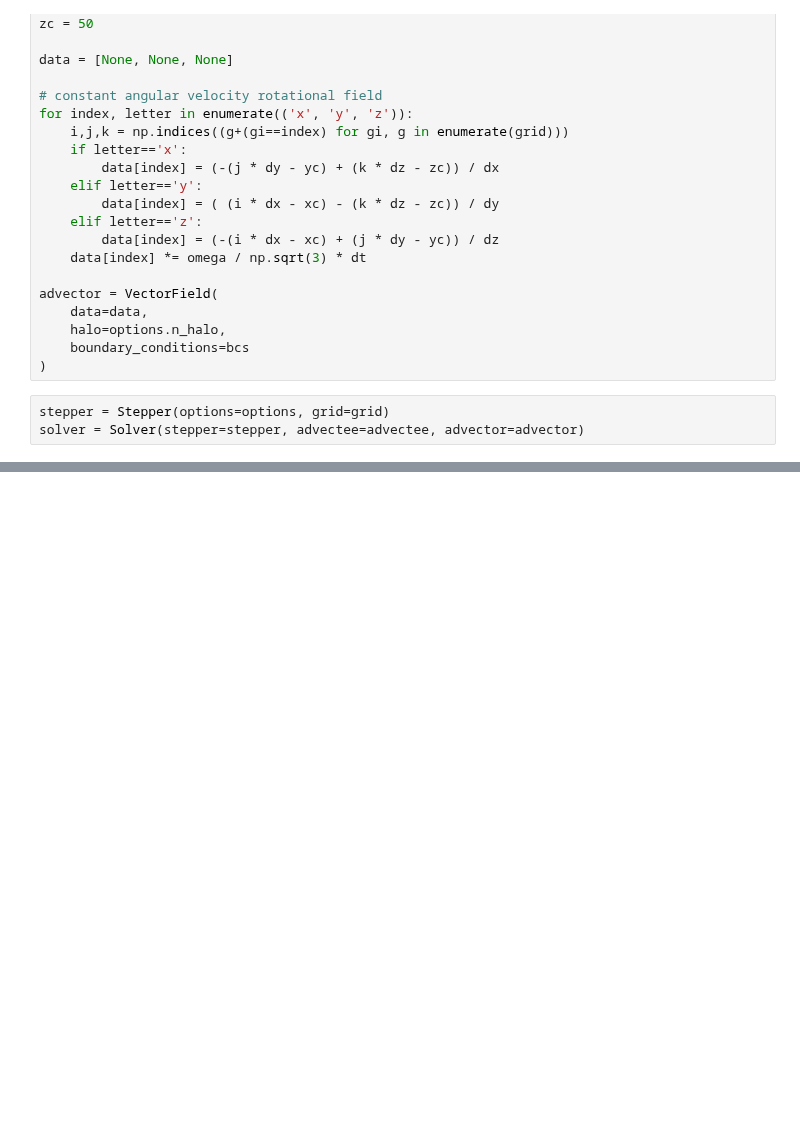
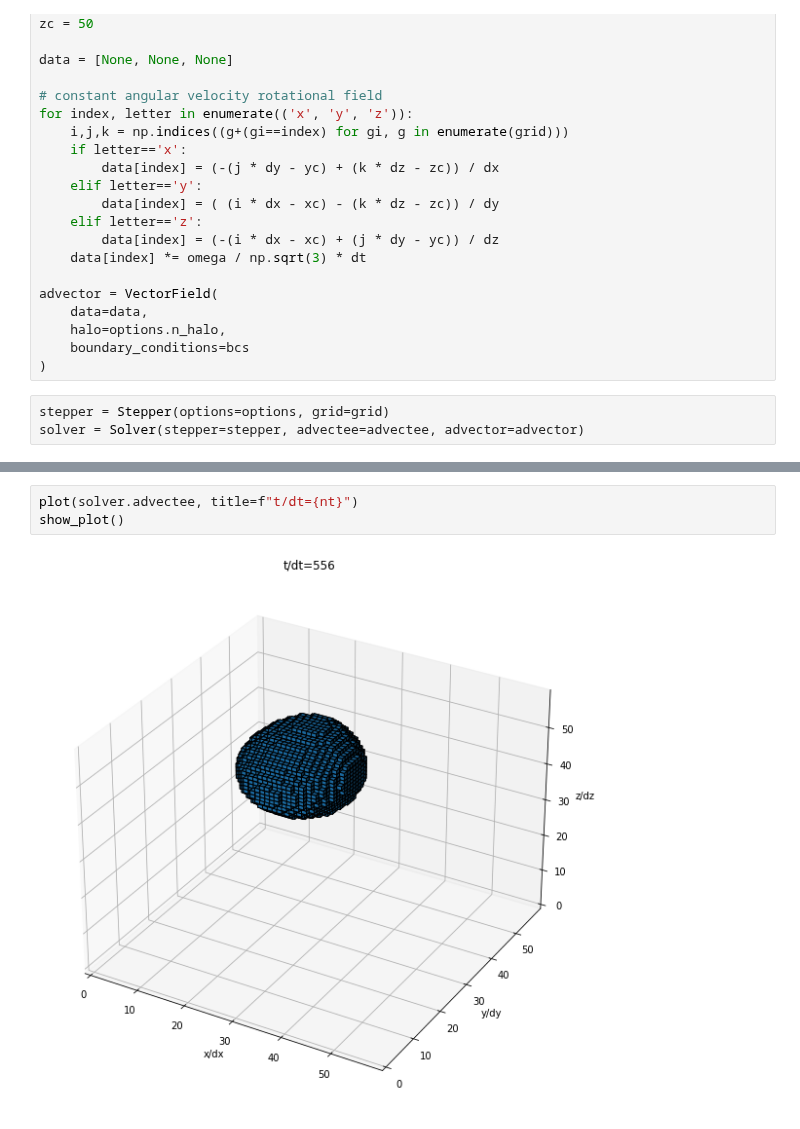
Before and after one commit to slayoo/PyMPDATA-examples, a Jupyter notebook: PyMPDATA_examples/Smolarkiewicz_1984/figs_13-14.ipynb, the cells around one changed output, grey strips where cells are left out. Drawn from its saved outputs; the diff is of its cells as text; blank space fills up the shorter version.

```diff
--- a/PyMPDATA_examples/Smolarkiewicz_1984/figs_13-14.ipynb
+++ b/PyMPDATA_examples/Smolarkiewicz_1984/figs_13-14.ipynb
@@ -91,0 +94,5 @@ show_plot()
+# %%
+plot(solver.advectee, title=f"t/dt={nt}")
+show_plot()
+# %% [output]
+[figure, added]
```
Also changed, not shown: parts of 10 cells of this notebook.
